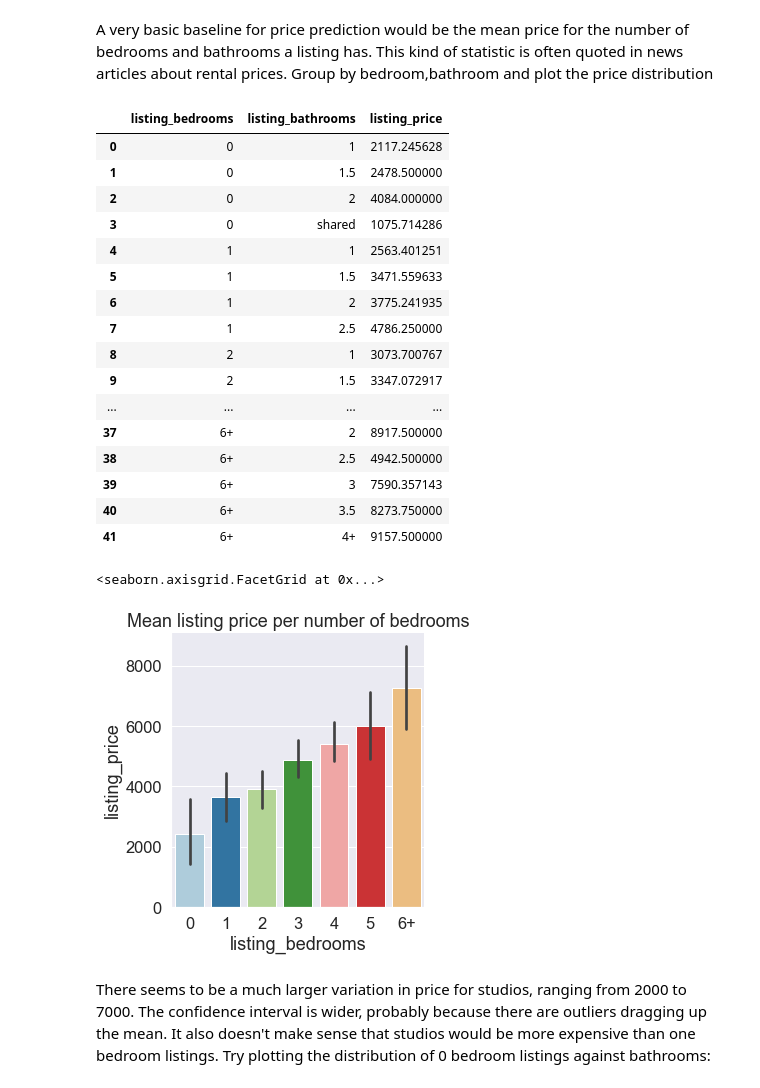
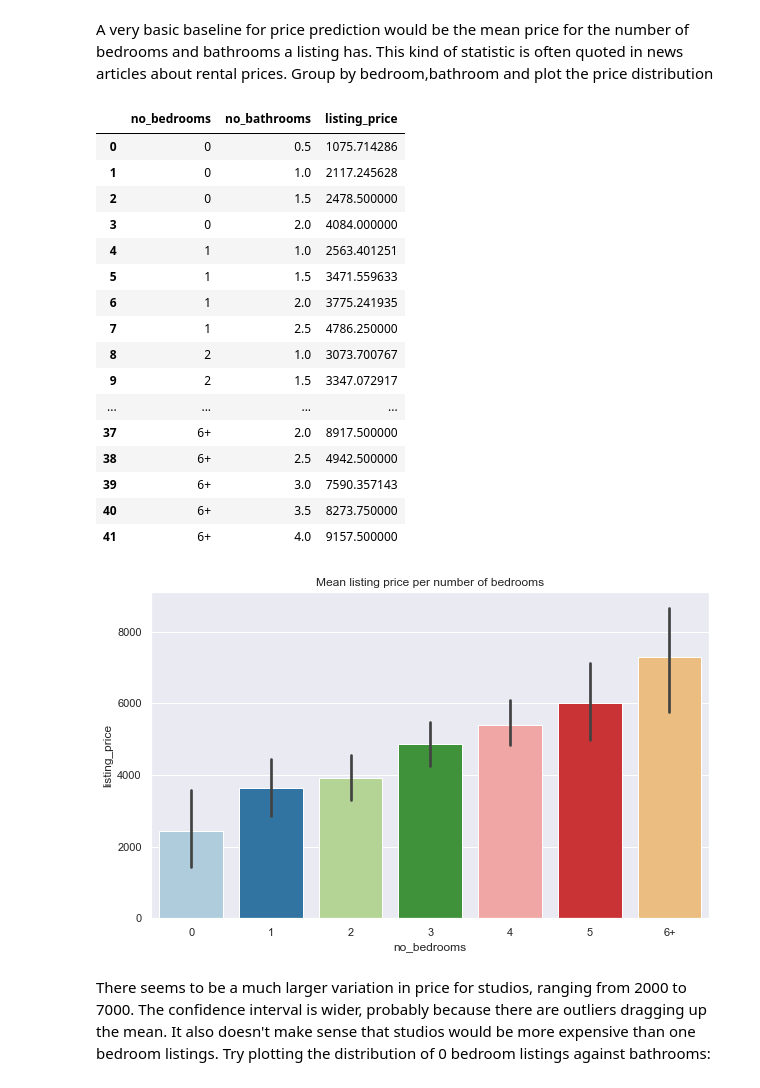
Before and after one commit to melissavhan/Craigslist-Rent-Prediction, a Jupyter notebook: notebooks/Craigslist_EDA.ipynb, the cells around one changed output. Drawn from its saved outputs; the diff is of its cells as text; code cells hidden in the pictures.

Commit message:
added graphs

```diff
--- a/notebooks/Craigslist_EDA.ipynb
+++ b/notebooks/Craigslist_EDA.ipynb
@@ -470,0 +488,13 @@ plt.ylim([100, 20000])
+# %%
+plt.figure(figsize=(10, 10))
+ax = sns.set(font_scale=1.2)
+ax = sns.heatmap(size_df_bedbath, annot=True,
+            fmt=".2f",
+            annot_kws={
+                'fontsize': 12,
+                'fontweight': 'bold',
+                'fontfamily': 'serif'
+            }, cmap='Blues', square=True)
+plt.title('Distribution of Bathrooms by Number of Bedrooms', fontsize = 18)
+ax.set_ylabel('Number of Bedrooms', fontsize = 14)
+ax.set_xlabel('Number of Bathrooms', fontsize = 14)
@@ -470,0 +519,6 @@ plt.ylim([100, 20000])
+# %%
+sns.set(rc={"figure.figsize":(10, 6)})
+sns.set_palette('Paired')
+chart = sns.barplot(data=laundry_types, x=laundry_types.index, y=laundry_types[0])
+chart.set_xticklabels(chart.get_xticklabels(), rotation=45)
+chart.set_ylabel("Distribution of laundry types %")
@@ -470,0 +546,6 @@ plt.ylim([100, 20000])
+# %%
+sns.set(rc={"figure.figsize":(10, 6)})
+sns.set_palette('Paired')
+chart = sns.barplot(data=parking_types, x=parking_types.index, y=parking_types[0])
+chart.set_xticklabels(chart.get_xticklabels(), rotation=45)
+chart.set_ylabel("Distribution of Parking options %")
@@ -476,31 +560,31 @@ This kind of statistic is often quoted in news articles about rental prices.
 Group by bedroom,bathroom and plot the price distribution
 # %%
 # Find the mean listing_price for number of bedrooms and bathrooms
-mean_price_bedroom = df.groupby(['listing_bedrooms','listing_bathrooms']).mean()['listing_price'].reset_index()
+mean_price_bedroom = df.groupby(['no_bedrooms','no_bathrooms']).mean()['listing_price'].reset_index()
+mean_price_bedroom.loc[36:41,'no_bedrooms'] = '6+'
 mean_price_bedroom
 # %% [output]
-|  | listing_bedrooms | listing_bathrooms | listing_price |
-| 0 | 0 | 1 | 2117.245628 |
-| 1 | 0 | 1.5 | 2478.500000 |
-| 2 | 0 | 2 | 4084.000000 |
-| 3 | 0 | shared | 1075.714286 |
-| 4 | 1 | 1 | 2563.401251 |
+|  | no_bedrooms | no_bathrooms | listing_price |
+| 0 | 0 | 0.5 | 1075.714286 |
+| 1 | 0 | 1.0 | 2117.245628 |
+| 2 | 0 | 1.5 | 2478.500000 |
+| 3 | 0 | 2.0 | 4084.000000 |
+| 4 | 1 | 1.0 | 2563.401251 |
 | 5 | 1 | 1.5 | 3471.559633 |
-| 6 | 1 | 2 | 3775.241935 |
+| 6 | 1 | 2.0 | 3775.241935 |
 | 7 | 1 | 2.5 | 4786.250000 |
-| 8 | 2 | 1 | 3073.700767 |
+| 8 | 2 | 1.0 | 3073.700767 |
 | 9 | 2 | 1.5 | 3347.072917 |
 | ... | ... | ... | ... |
-| 37 | 6+ | 2 | 8917.500000 |
+| 37 | 6+ | 2.0 | 8917.500000 |
 | 38 | 6+ | 2.5 | 4942.500000 |
-| 39 | 6+ | 3 | 7590.357143 |
+| 39 | 6+ | 3.0 | 7590.357143 |
 | 40 | 6+ | 3.5 | 8273.750000 |
-| 41 | 6+ | 4+ | 9157.500000 |
+| 41 | 6+ | 4.0 | 9157.500000 |
 # %%
-sns.catplot(data=mean_price_bedroom, x="listing_bedrooms", y="listing_price", kind='bar',dodge=False, order=['0','1','2','3','4','5','6+'], palette=sns.color_palette('Paired')).set(title="Mean listing price per number of bedrooms")
+a = sns.barplot(data=mean_price_bedroom, x="no_bedrooms", y="listing_price", palette=sns.color_palette('Paired')).set(title="Mean listing price per number of bedrooms")
 # %% [output]
-<seaborn.axisgrid.FacetGrid at 0x...>
-[figure, old version]
+[figure, new version]
 # %% [markdown]
 There seems to be a much larger variation in price for studios, ranging from 2000 to 7000. The confidence interval is wider, probably because there are outliers dragging up the mean. It also doesn't make sense that studios would be more expensive than one bedroom listings. Try plotting the distribution of 0 bedroom listings against bathrooms:
 # %%
```
Also changed, not shown: parts of 18 cells of this notebook.
